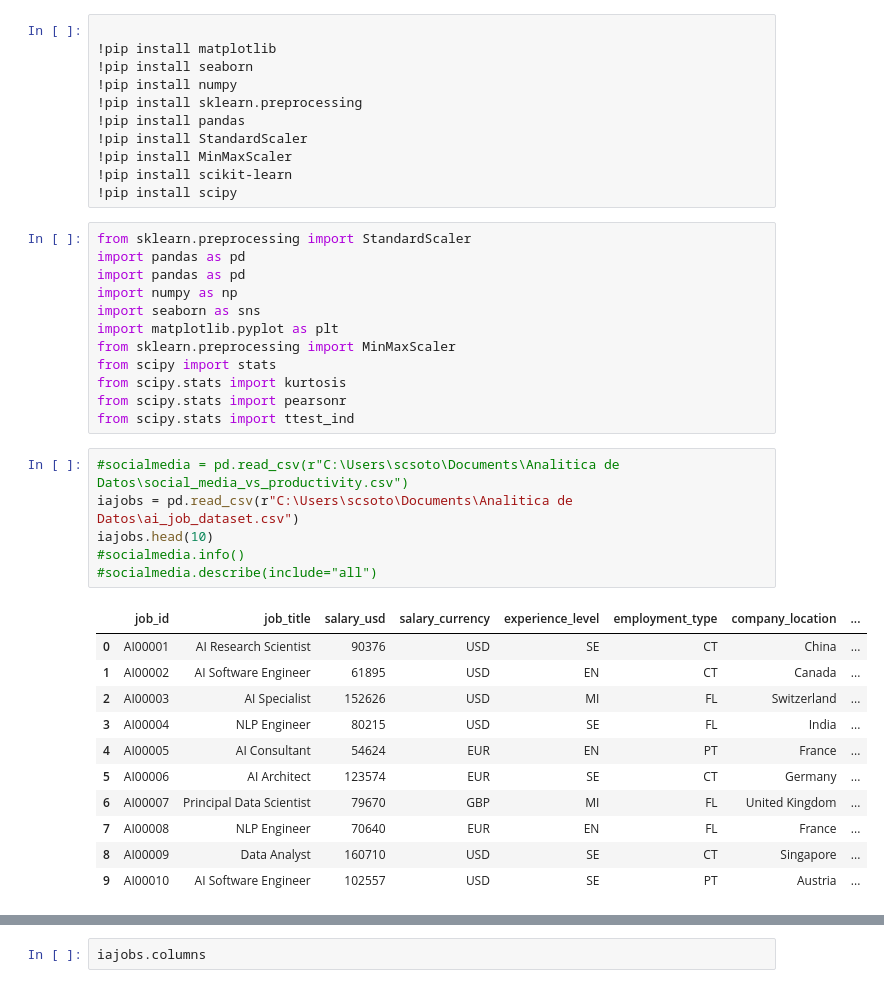
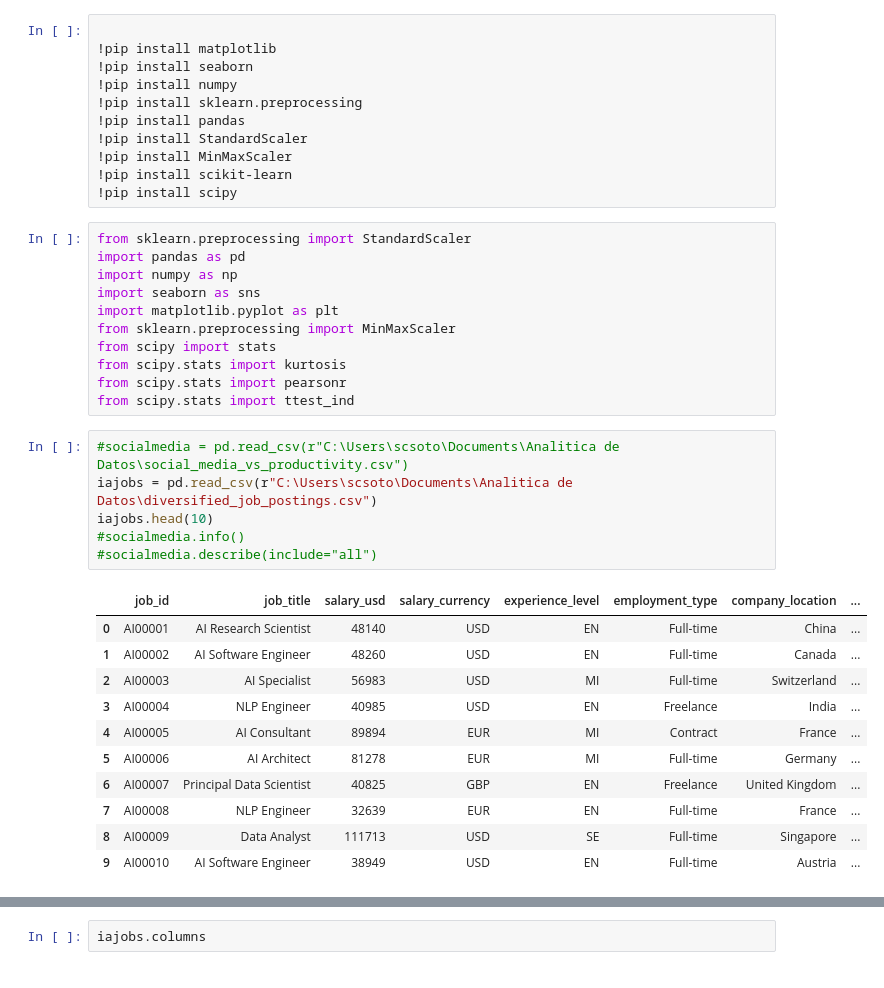
Before and after one commit to jonathan093084/Proyecto_TalentoTech_UdeA, a Jupyter notebook: proyecto_ia_jobs.ipynb, the cells around one changed output, grey strips where cells are left out. Saved outputs shown, nothing was run; the diff lists cells and outputs as text.

```diff
--- a/proyecto_ia_jobs.ipynb
+++ b/proyecto_ia_jobs.ipynb
@@ -11,7 +11,6 @@
 !pip install scipy
 # %%
 from sklearn.preprocessing import StandardScaler
-import pandas as pd
 import pandas as pd
 import numpy as np
 import seaborn as sns
@@ -23,19 +22,19 @@ from scipy.stats import pearsonr
 from scipy.stats import ttest_ind
 # %%
 #socialmedia = pd.read_csv(r"C:\Users\scsoto\Documents\Analitica de Datos\social_media_vs_productivity.csv")
-iajobs = pd.read_csv(r"C:\Users\scsoto\Documents\Analitica de Datos\ai_job_dataset.csv")
+iajobs = pd.read_csv(r"C:\Users\scsoto\Documents\Analitica de Datos\diversified_job_postings.csv")
 iajobs.head(10)
 #socialmedia.info()
 #socialmedia.describe(include="all")
 # %% [output]
 |  | job_id | job_title | salary_usd | salary_currency | experience_level | employment_type | company_location | ... |
-| 0 | AI00001 | AI Research Scientist | 90376 | USD | SE | CT | China | ... |
-| 1 | AI00002 | AI Software Engineer | 61895 | USD | EN | CT | Canada | ... |
-| 2 | AI00003 | AI Specialist | 152626 | USD | MI | FL | Switzerland | ... |
-| 3 | AI00004 | NLP Engineer | 80215 | USD | SE | FL | India | ... |
-| 4 | AI00005 | AI Consultant | 54624 | EUR | EN | PT | France | ... |
-| 5 | AI00006 | AI Architect | 123574 | EUR | SE | CT | Germany | ... |
-| 6 | AI00007 | Principal Data Scientist | 79670 | GBP | MI | FL | United Kingdom | ... |
-| 7 | AI00008 | NLP Engineer | 70640 | EUR | EN | FL | France | ... |
-| 8 | AI00009 | Data Analyst | 160710 | USD | SE | CT | Singapore | ... |
-| 9 | AI00010 | AI Software Engineer | 102557 | USD | SE | PT | Austria | ... |
+| 0 | AI00001 | AI Research Scientist | 48140 | USD | EN | Full-time | China | ... |
+| 1 | AI00002 | AI Software Engineer | 48260 | USD | EN | Full-time | Canada | ... |
+| 2 | AI00003 | AI Specialist | 56983 | USD | MI | Full-time | Switzerland | ... |
+| 3 | AI00004 | NLP Engineer | 40985 | USD | EN | Freelance | India | ... |
+| 4 | AI00005 | AI Consultant | 89894 | EUR | MI | Contract | France | ... |
+| 5 | AI00006 | AI Architect | 81278 | EUR | MI | Full-time | Germany | ... |
+| 6 | AI00007 | Principal Data Scientist | 40825 | GBP | EN | Freelance | United Kingdom | ... |
+| 7 | AI00008 | NLP Engineer | 32639 | EUR | EN | Full-time | France | ... |
+| 8 | AI00009 | Data Analyst | 111713 | USD | SE | Full-time | Singapore | ... |
+| 9 | AI00010 | AI Software Engineer | 38949 | USD | EN | Full-time | Austria | ... |
```
Also changed, not shown: parts of 31 cells of this notebook, 7 other files.
